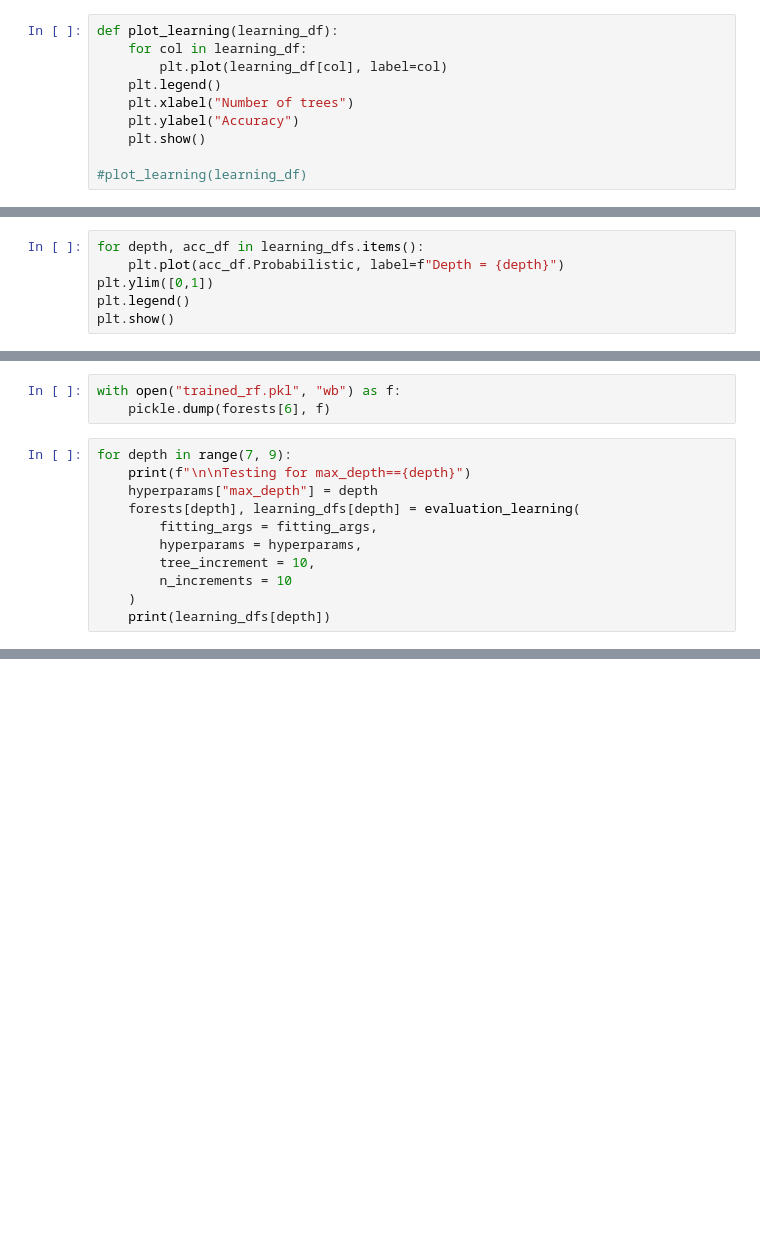
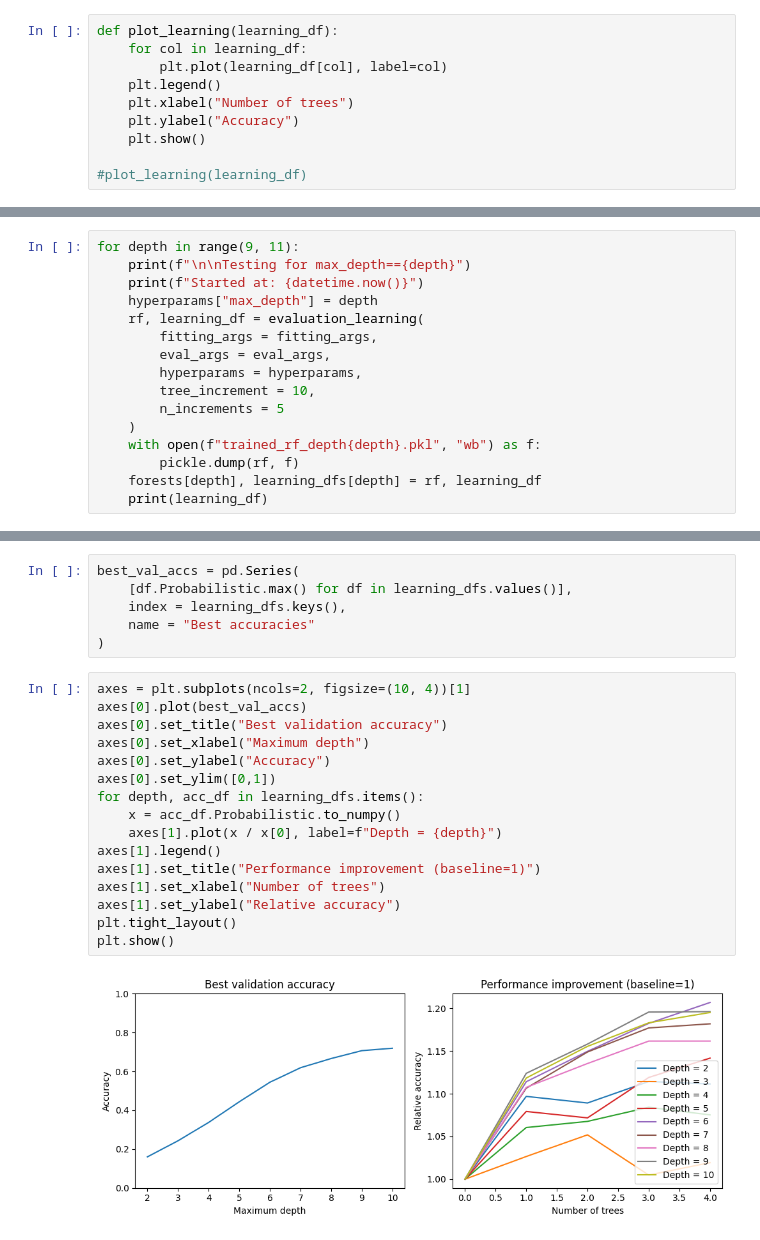
Before and after one commit to MathieuBeaudoin/IFT6390B_Kaggle2, a Jupyter notebook: randomforest.ipynb, the cells around one changed output, grey strips where cells are left out. Saved outputs shown, nothing was run; the diff lists cells and outputs as text; blank space fills up the shorter version.

Commit message:
Trained deeper RF and included proper submission functionality

```diff
--- a/randomforest.ipynb
+++ b/randomforest.ipynb
@@ -575,6 +569,0 @@ Accuracy: [0.16281187397559643, 0.22207248224367146]
-# %%
-for depth, acc_df in learning_dfs.items():
-    plt.plot(acc_df.Probabilistic, label=f"Depth = {depth}")
-plt.ylim([0,1])
-plt.legend()
-plt.show()
@@ -583,14 +570,16 @@ plt.show()
-# %%
-with open("trained_rf.pkl", "wb") as f:
-    pickle.dump(forests[6], f)
 # %%
-for depth in range(7, 9):
+for depth in range(9, 11):
     print(f"\n\nTesting for max_depth=={depth}")
+    print(f"Started at: {datetime.now()}")
     hyperparams["max_depth"] = depth
-    forests[depth], learning_dfs[depth] = evaluation_learning(
+    rf, learning_df = evaluation_learning(
         fitting_args = fitting_args,
+        eval_args = eval_args,
         hyperparams = hyperparams,
         tree_increment = 10,
-        n_increments = 10
+        n_increments = 5
     )
-    print(learning_dfs[depth])
+    with open(f"trained_rf_depth{depth}.pkl", "wb") as f:
+        pickle.dump(rf, f)
+    forests[depth], learning_dfs[depth] = rf, learning_df
+    print(learning_df)
@@ -596,0 +604,24 @@ for depth in range(7, 9):
+# %%
+best_val_accs = pd.Series(
+    [df.Probabilistic.max() for df in learning_dfs.values()],
+    index = learning_dfs.keys(),
+    name = "Best accuracies"
+)
+# %%
+axes = plt.subplots(ncols=2, figsize=(10, 4))[1]
+axes[0].plot(best_val_accs)
+axes[0].set_title("Best validation accuracy")
+axes[0].set_xlabel("Maximum depth")
+axes[0].set_ylabel("Accuracy")
+axes[0].set_ylim([0,1])
+for depth, acc_df in learning_dfs.items():
+    x = acc_df.Probabilistic.to_numpy()
+    axes[1].plot(x / x[0], label=f"Depth = {depth}")
+axes[1].legend()
+axes[1].set_title("Performance improvement (baseline=1)")
+axes[1].set_xlabel("Number of trees")
+axes[1].set_ylabel("Relative accuracy")
+plt.tight_layout()
+plt.show()
+# %% [output]
+[figure, added]
```
Also changed, not shown: parts of 20 cells of this notebook, 3 other files.
